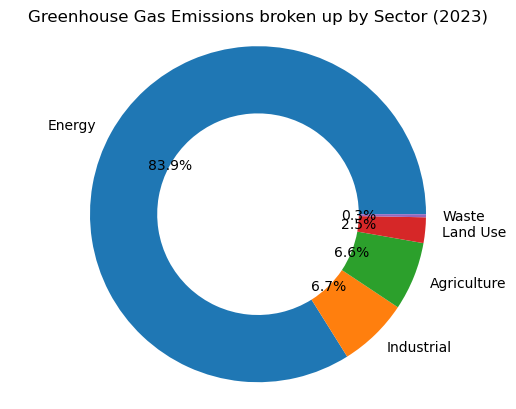
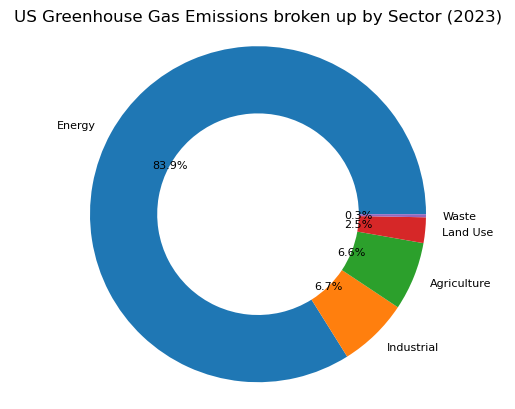
The change to this notebook cell's code, shown as a diff; its figure went from the first image to the second:
--- before
+++ after
@@ -2,7 +2,8 @@
 fig, ax = plt.subplots()
 ax.pie(sizes, 
-       frame=False,labels=['Energy','Industrial','Agriculture','Land Use','Waste'],autopct='%1.1f%%',wedgeprops={'width': 0.4})#generate plot
+       frame=False,labels=['Energy','Industrial','Agriculture','Land Use','Waste'],autopct='%1.1f%%',wedgeprops={'width': .4},
+       textprops={'fontsize':8})#generate plot
 ax.axis('equal')
-plt.title('Greenhouse Gas Emissions broken up by Sector (2023)')#set title
+plt.title('US Greenhouse Gas Emissions broken up by Sector (2023)')#set title
 plt.show()#show plot
 #if you want to save just this figure uncomment this line:

Commit: Committing revisions to CMSE402 Honors Project